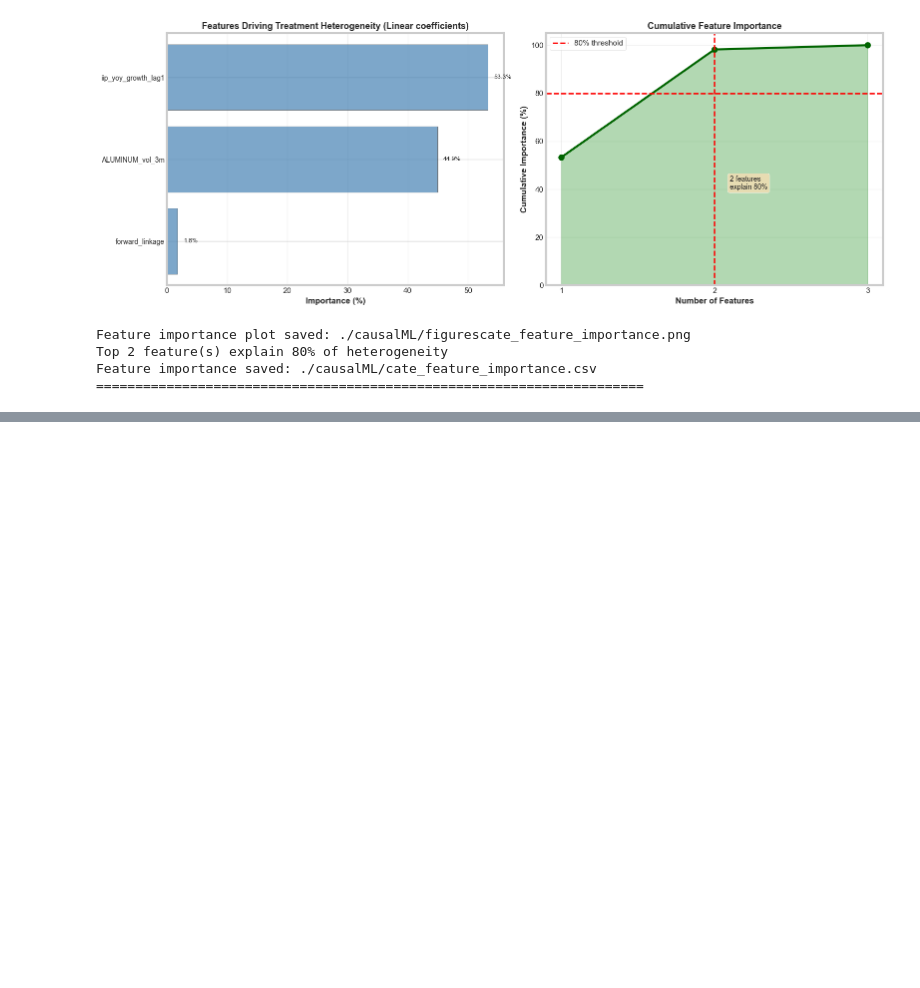
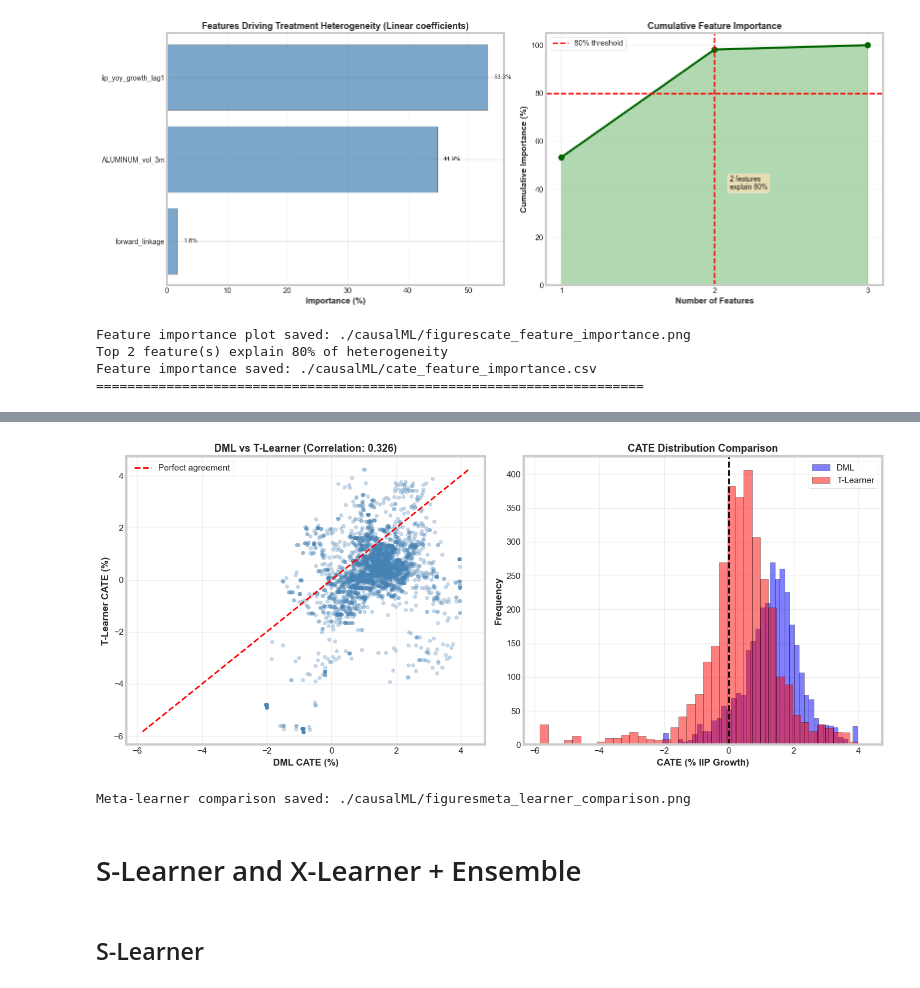
Before and after one commit to aaronmat1905/global-trade-shocks-analysis, a Jupyter notebook: notebooks/s2_causalML.ipynb, the cells around one changed output, grey strips where cells are left out. Saved outputs shown, nothing was run; the diff lists cells and outputs as text; code cells hidden in the pictures; blank space fills up the shorter version.

Commit message:
Finished Causal ML as well as Sprint 2

```diff
--- a/notebooks/s2_causalML.ipynb
+++ b/notebooks/s2_causalML.ipynb
@@ -738,0 +769,16 @@ Feature importance saved: ./causalML/cate_feature_importance.csv
+# %%
+# T-Learner needs binary treatment, so we'll create one
+# Use median split on normalized treatment
+t_binary = (t_normalized > np.median(t_normalized)).astype(int)
+
+# Fit model
+t_learner_cate = t_learner.fit_predict(
+    X=X_normalized,
+    treatment=t_binary,
+    y=y_normalized
+).ravel()
+
+# Rescale to original units
+t_learner_cate_original = t_learner_cate * (y_scale_factor / t_scale_factor)
+
+print("T-Learner trained successfully")
@@ -738,0 +826,40 @@ Feature importance saved: ./causalML/cate_feature_importance.csv
+# %%
+fig, axes = plt.subplots(1, 2, figsize=(14, 6))
+
+# Scatter plot
+axes[0].scatter(cate, t_learner_cate_original, alpha=0.3, s=20, color='steelblue')
+axes[0].plot([min(cate.min(), t_learner_cate_original.min()),
+                max(cate.max(), t_learner_cate_original.max())],
+                [min(cate.min(), t_learner_cate_original.min()),
+                max(cate.max(), t_learner_cate_original.max())],
+            'r--', linewidth=2, label='Perfect agreement')
+axes[0].set_xlabel('DML CATE (%)', fontsize=12, fontweight='bold')
+axes[0].set_ylabel('T-Learner CATE (%)', fontsize=12, fontweight='bold')
+axes[0].set_title(f'DML vs T-Learner (Correlation: {correlation:.3f})',
+                    fontsize=13, fontweight='bold')
+axes[0].legend()
+axes[0].grid(alpha=0.3)
+
+# Distribution comparison
+axes[1].hist(cate, bins=40, alpha=0.5, label='DML', color='blue', edgecolor='black')
+axes[1].hist(t_learner_cate_original, bins=40, alpha=0.5, label='T-Learner',
+            color='red', edgecolor='black')
+axes[1].axvline(x=0, color='black', linestyle='--', linewidth=2)
+axes[1].set_xlabel('CATE (% IIP Growth)', fontsize=12, fontweight='bold')
+axes[1].set_ylabel('Frequency', fontsize=12, fontweight='bold')
+axes[1].set_title('CATE Distribution Comparison', fontsize=13, fontweight='bold')
+axes[1].legend(fontsize=11)
+axes[1].grid(alpha=0.3)
+
+plt.tight_layout()
+plt.savefig(FIGURES_PATH + 'meta_learner_comparison.png', dpi=300, bbox_inches='tight')
+plt.show()
+
+print(f"\nMeta-learner comparison saved: {FIGURES_PATH}meta_learner_comparison.png")
+# %% [output]
+[figure, added]
+Meta-learner comparison saved: ./causalML/figuresmeta_learner_comparison.png
+# %% [markdown]
+# S-Learner and X-Learner + Ensemble
+# %% [markdown]
+## S-Learner
```
Also changed, not shown: parts of 32 cells of this notebook, 9 other files.
